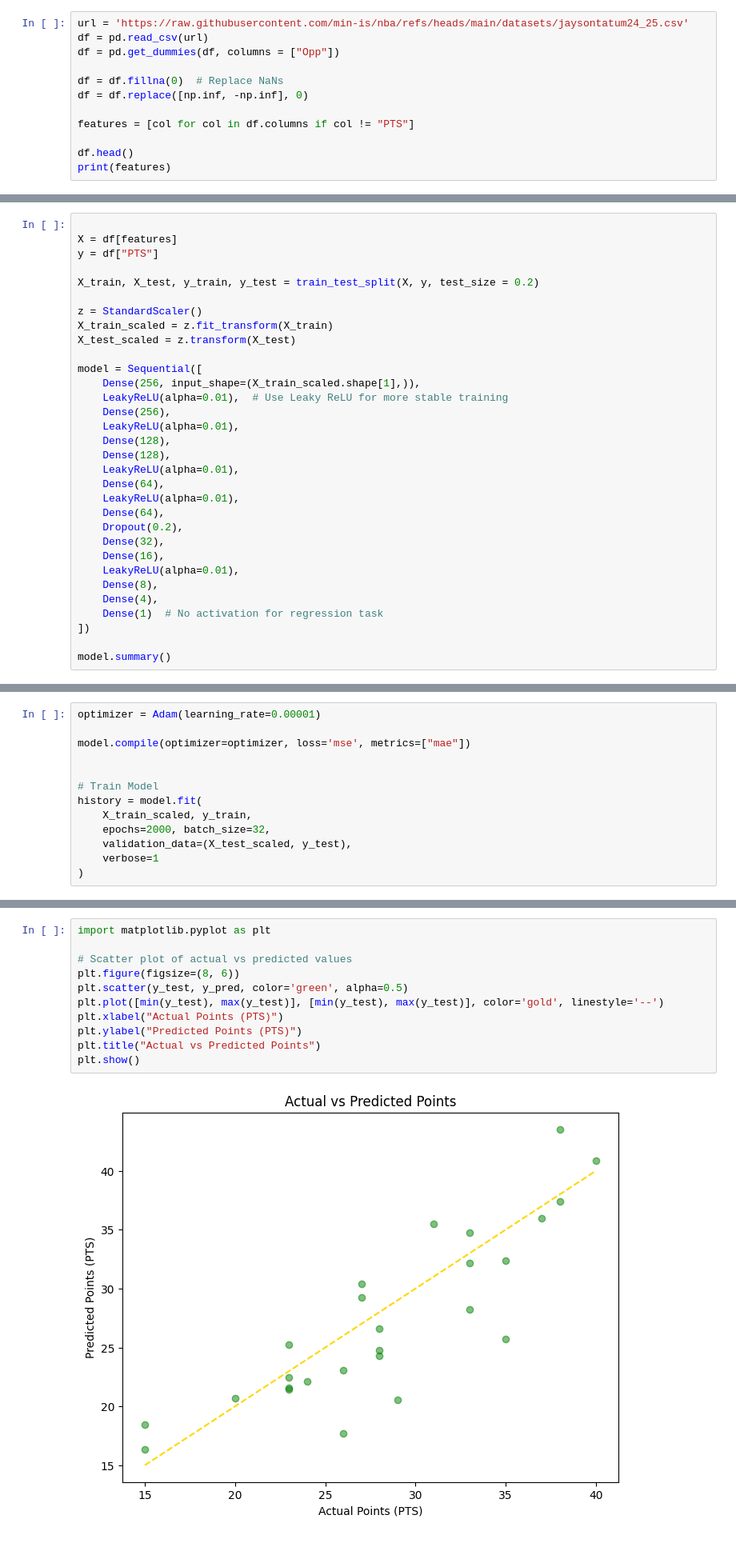
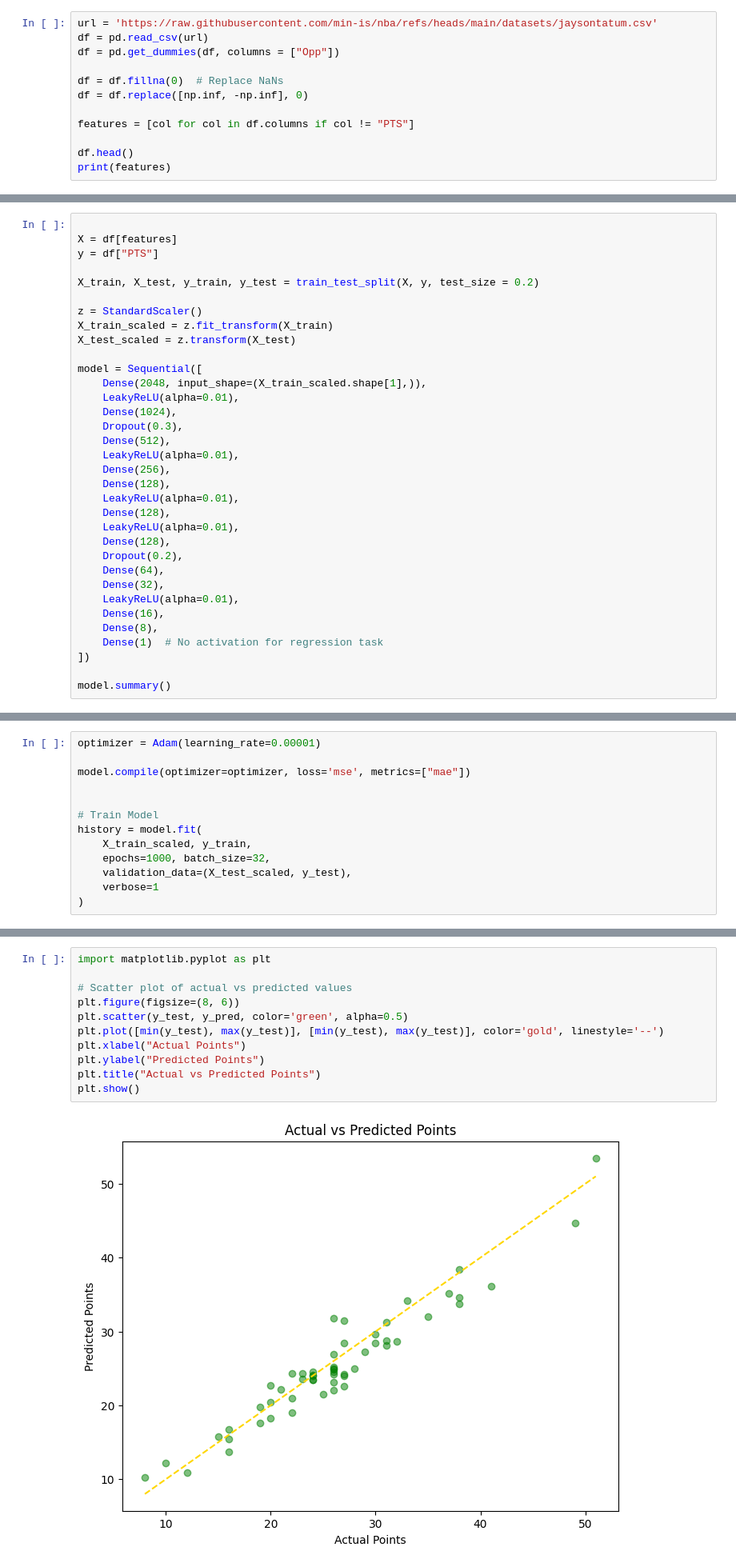
Before and after one commit to min-is/nbaperformanceprediction, a Jupyter notebook: playermodel.ipynb, the cells around one changed output, grey strips where cells are left out. Shown at 80% size. Cells and saved outputs as stored; diff of their text form.

```diff
--- a/playermodel.ipynb
+++ b/playermodel.ipynb
@@ -15,7 +15,7 @@ from plotnine import *
 from sklearn.preprocessing import StandardScaler
 from sklearn.model_selection import train_test_split
 # %%
-url = 'https://raw.githubusercontent.com/min-is/nba/refs/heads/main/datasets/jaysontatum24_25.csv'
+url = 'https://raw.githubusercontent.com/min-is/nba/refs/heads/main/datasets/jaysontatum.csv'
 df = pd.read_csv(url)
 df = pd.get_dummies(df, columns = ["Opp"])
 
@@ -40,22 +40,24 @@ X_train_scaled = z.fit_transform(X_train)
 X_test_scaled = z.transform(X_test)
 
 model = Sequential([
-    Dense(256, input_shape=(X_train_scaled.shape[1],)),
-    LeakyReLU(alpha=0.01),  # Use Leaky ReLU for more stable training
+    Dense(2048, input_shape=(X_train_scaled.shape[1],)),
+    LeakyReLU(alpha=0.01),
+    Dense(1024),
+    Dropout(0.3),
+    Dense(512),
+    LeakyReLU(alpha=0.01),
     Dense(256),
+    Dense(128),
     LeakyReLU(alpha=0.01),
     Dense(128),
+    LeakyReLU(alpha=0.01),
     Dense(128),
+    Dropout(0.2),
+    Dense(64),
+    Dense(32),
     LeakyReLU(alpha=0.01),
-    Dense(64),
-    LeakyReLU(alpha=0.01),
-    Dense(64),
-    Dropout(0.2),
-    Dense(32),
     Dense(16),
-    LeakyReLU(alpha=0.01),
     Dense(8),
-    Dense(4),
     Dense(1)  # No activation for regression task
 ])
 
@@ -71,7 +89,7 @@ model.compile(optimizer=optimizer, loss='mse', metrics=["mae"])
 # Train Model
 history = model.fit(
     X_train_scaled, y_train,
-    epochs=2000, batch_size=32,
+    epochs=1000, batch_size=32,
     validation_data=(X_test_scaled, y_test),
     verbose=1
 )
@@ -121,15 +138,15 @@ R-squared (R²): 0.6533767907098267
 # %%
 import matplotlib.pyplot as plt
 
 # Scatter plot of actual vs predicted values
 plt.figure(figsize=(8, 6))
 plt.scatter(y_test, y_pred, color='green', alpha=0.5)
 plt.plot([min(y_test), max(y_test)], [min(y_test), max(y_test)], color='gold', linestyle='--')
-plt.xlabel("Actual Points (PTS)")
-plt.ylabel("Predicted Points (PTS)")
+plt.xlabel("Actual Points")
+plt.ylabel("Predicted Points")
 plt.title("Actual vs Predicted Points")
 plt.show()
 # %% [output]
-[figure, old version]
+[figure, new version]
 # %%
 def get_average_stats_against_opponent(df, opponent):
```
Also changed, not shown: parts of 4 cells of this notebook.
